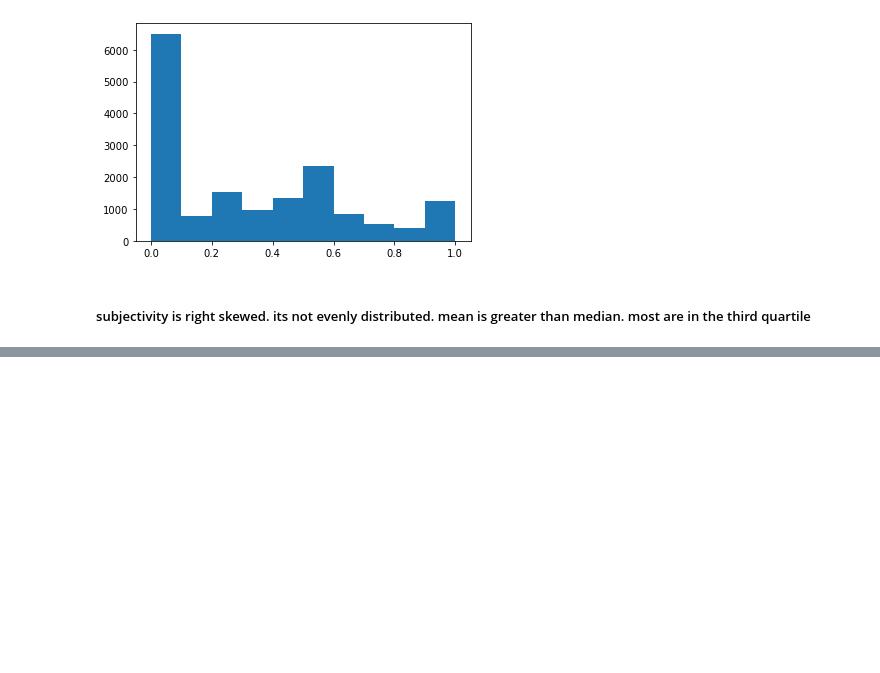
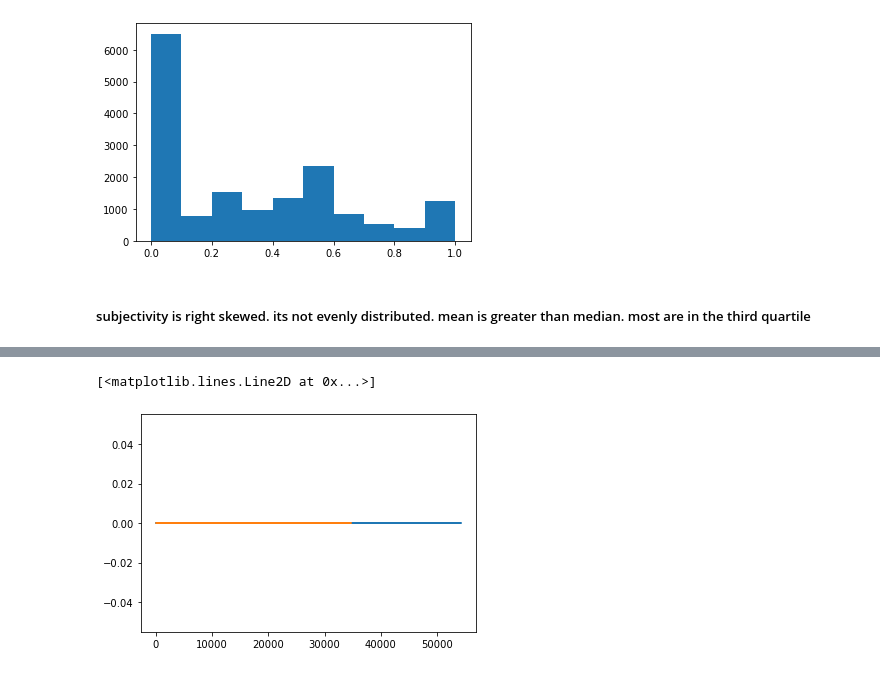
Before and after one commit to Ammon21/Twitter-Data-Analysis, a Jupyter notebook: Notebook/Twitter-Data-Exploration.ipynb, the cells around one changed output, grey strips where cells are left out. Cells and saved outputs as stored; diff of their text form; code cells hidden in the pictures; blank space fills up the shorter version.

```diff
--- a/Notebook/Twitter-Data-Exploration.ipynb
+++ b/Notebook/Twitter-Data-Exploration.ipynb
@@ -313,0 +327,12 @@ plt.hist(df['subjectivity'], bins=10)
+# %%
+df_india = df.loc[df['location'] == 'india']
+df_uniteds = df.loc[df['location'] == 'United States']
+df_srilanka = df.loc[df['location'] == 'Sri Lanka']
+df_london = df.loc[df['location'] == 'London, England']
+
+plt.plot(df_uniteds['statuses_count'], np.zeros_like(df_uniteds['statuses_count']))
+#plt.plot(df_london['statuses_count'], np.zeros_like(df_london['statuses_count']))
+plt.plot(df_srilanka['statuses_count'], np.zeros_like(df_srilanka['statuses_count']))
+# %% [output]
+[<matplotlib.lines.Line2D at 0x...>]
+[figure, added]
```
Also changed, not shown: parts of 32 cells of this notebook.
